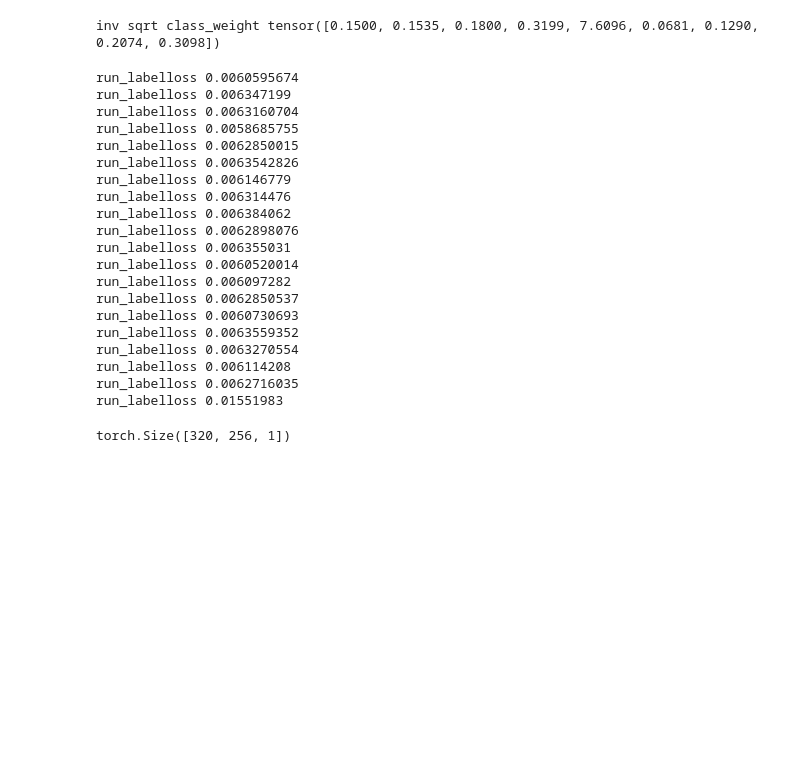
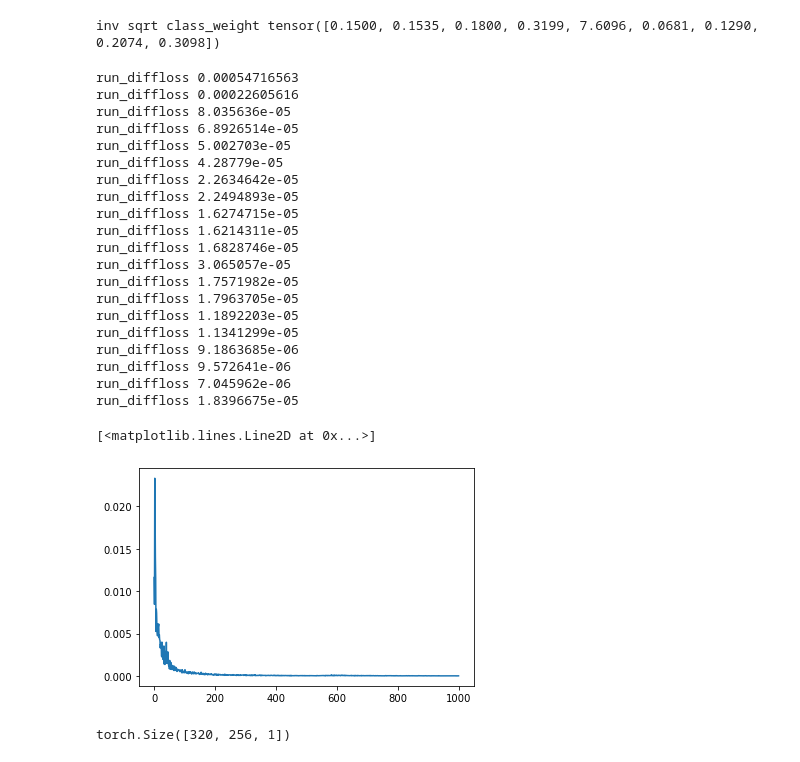
Before and after one commit to TillNicke/KD-for-optical-flow, a Jupyter notebook: PDDNet-Exploration.ipynb, the cells around one changed output. Cells and saved outputs as stored; diff of their text form; code cells hidden in the pictures; blank space fills up the shorter version.

```diff
--- a/PDDNet-Exploration.ipynb
+++ b/PDDNet-Exploration.ipynb
@@ -294,31 +350,36 @@ for i in range(epochs):
     optimizer.step()
     if(i%50==49):
 
-        loss_avg = F.avg_pool1d(run_labelloss.view(1,1,-1),5,stride=1).squeeze().numpy()[:i]
-        print('run_labelloss',loss_avg[-1])
-        #loss_avg = F.avg_pool1d(run_diffloss.view(1,1,-1),5,stride=1).squeeze().numpy()[:i]
-        #print('run_diffloss',loss_avg[-1])
+        #loss_avg = F.avg_pool1d(run_labelloss.view(1,1,-1),5,stride=1).squeeze().numpy()[:i]
+        #print('run_labelloss',loss_avg[-1])
+        loss_avg = F.avg_pool1d(run_diffloss.view(1,1,-1),5,stride=1).squeeze().numpy()[:i]
+        print('run_diffloss',loss_avg[-1])
 # %% [output]
-run_labelloss 0.0060595674
-run_labelloss 0.006347199
-run_labelloss 0.0063160704
-run_labelloss 0.0058685755
-run_labelloss 0.0062850015
-run_labelloss 0.0063542826
-run_labelloss 0.006146779
-run_labelloss 0.006314476
-run_labelloss 0.006384062
-run_labelloss 0.0062898076
-run_labelloss 0.006355031
-run_labelloss 0.0060520014
-run_labelloss 0.006097282
-run_labelloss 0.0062850537
-run_labelloss 0.0060730693
-run_labelloss 0.0063559352
-run_labelloss 0.0063270554
-run_labelloss 0.006114208
-run_labelloss 0.0062716035
-run_labelloss 0.01551983
+run_diffloss 0.00054716563
+run_diffloss 0.00022605616
+run_diffloss 8.035636e-05
+run_diffloss 6.8926514e-05
+run_diffloss 5.002703e-05
+run_diffloss 4.28779e-05
+run_diffloss 2.2634642e-05
+run_diffloss 2.2494893e-05
+run_diffloss 1.6274715e-05
+run_diffloss 1.6214311e-05
+run_diffloss 1.6828746e-05
+run_diffloss 3.065057e-05
+run_diffloss 1.7571982e-05
+run_diffloss 1.7963705e-05
+run_diffloss 1.1892203e-05
+run_diffloss 1.1341299e-05
+run_diffloss 9.1863685e-06
+run_diffloss 9.572641e-06
+run_diffloss 7.045962e-06
+run_diffloss 1.8396675e-05
+# %%
+plt.plot(np.arange(epochs), run_diffloss)
+# %% [output]
+[<matplotlib.lines.Line2D at 0x...>]
+[figure, added]
 # %%
 random_test = test_set[torch.randperm(6)].view(2,3)[:,0]
 test_img_1 = img[random_test[0]:random_test[0]+1,:,:].unsqueeze(0).float() / 255
```
Also changed, not shown: parts of 11 cells of this notebook.
